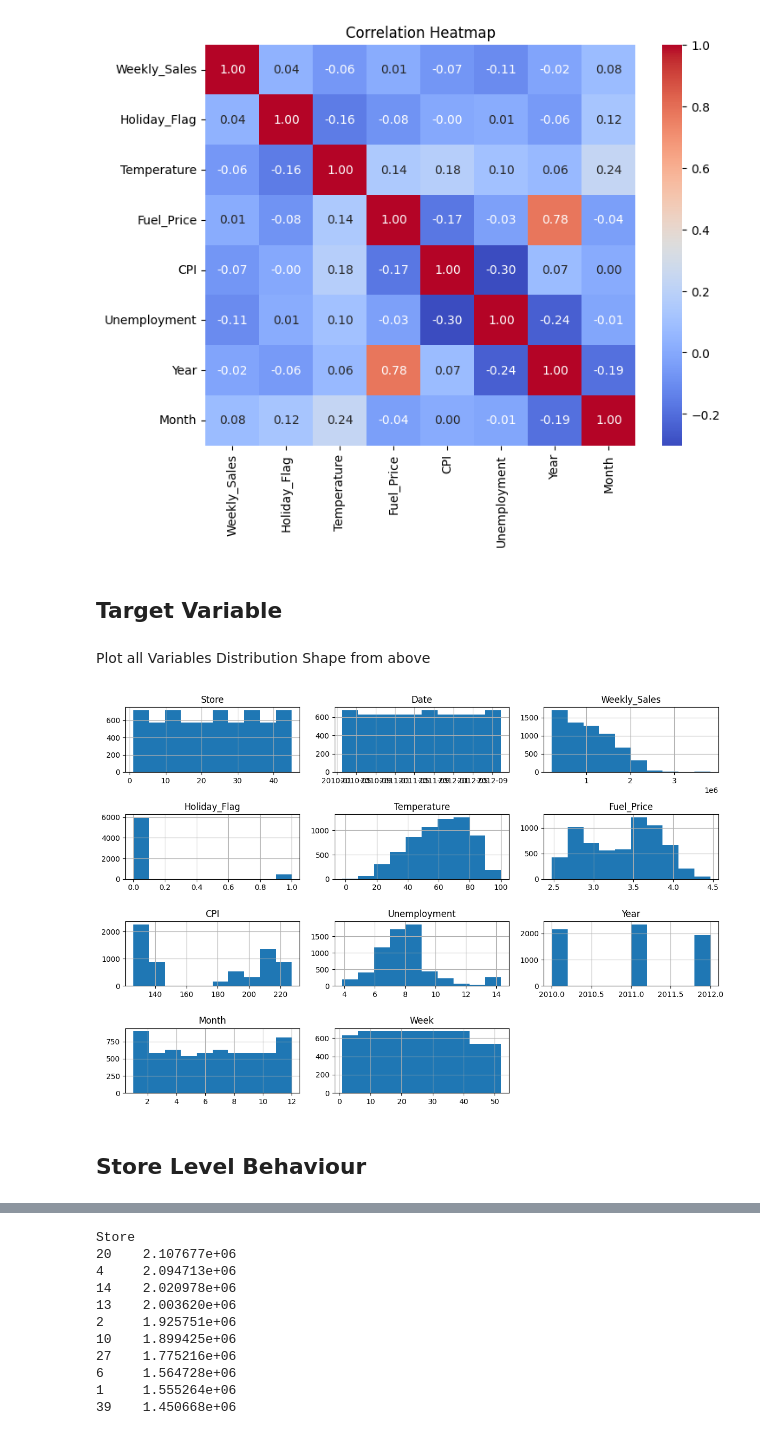
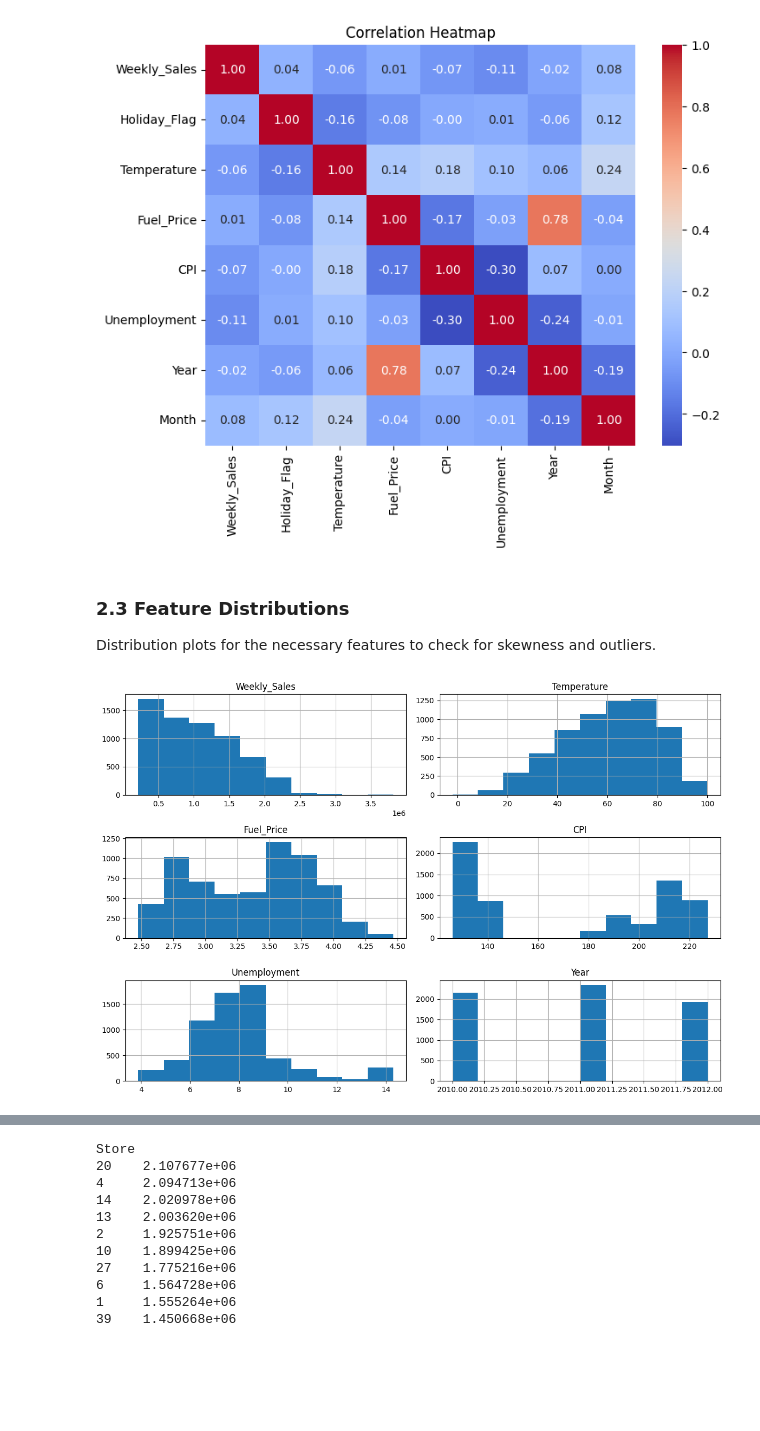
Before and after one commit to BenRyan-8/MarketingAnalytics_CA, a Jupyter notebook: marketinganalyticsCA.ipynb, the cells around one changed output, grey strips where cells are left out. Drawn from its saved outputs; the diff is of its cells as text; code cells hidden in the pictures; blank space fills up the shorter version.

```diff
--- a/marketinganalyticsCA.ipynb
+++ b/marketinganalyticsCA.ipynb
@@ -125,15 +151,12 @@ plt.title("Correlation Heatmap")
 plt.show()
 # %% [output]
 [figure]
-# %% [markdown]
-## Target Variable
-# %% [markdown]
-Plot all Variables Distribution Shape from above
+# %% [markdown]
+### 2.3 Feature Distributions
+Distribution plots for the necessary features to check for skewness and outliers.
 # %%
-df_eda.hist(figsize=(12, 8))
+df_eda[['Weekly_Sales', 'Temperature','Fuel_Price', 'CPI', 'Unemployment','Year']].hist(figsize=(12, 8))
 plt.tight_layout()
 plt.show()
 # %% [output]
-[figure, old version]
+[figure, new version]
-# %% [markdown]
-## Store Level Behaviour
```
Also changed, not shown: parts of 96 cells of this notebook.
